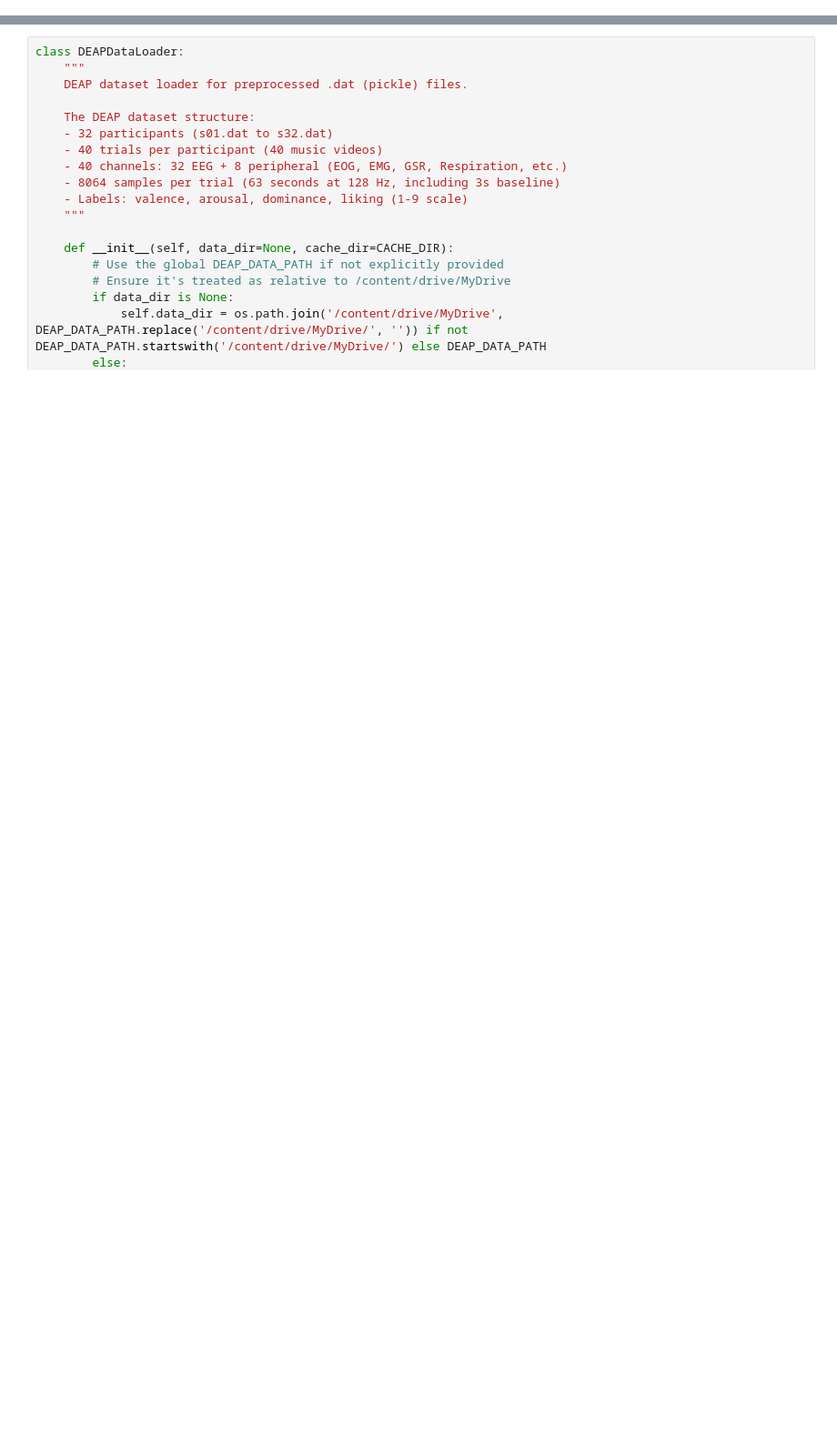
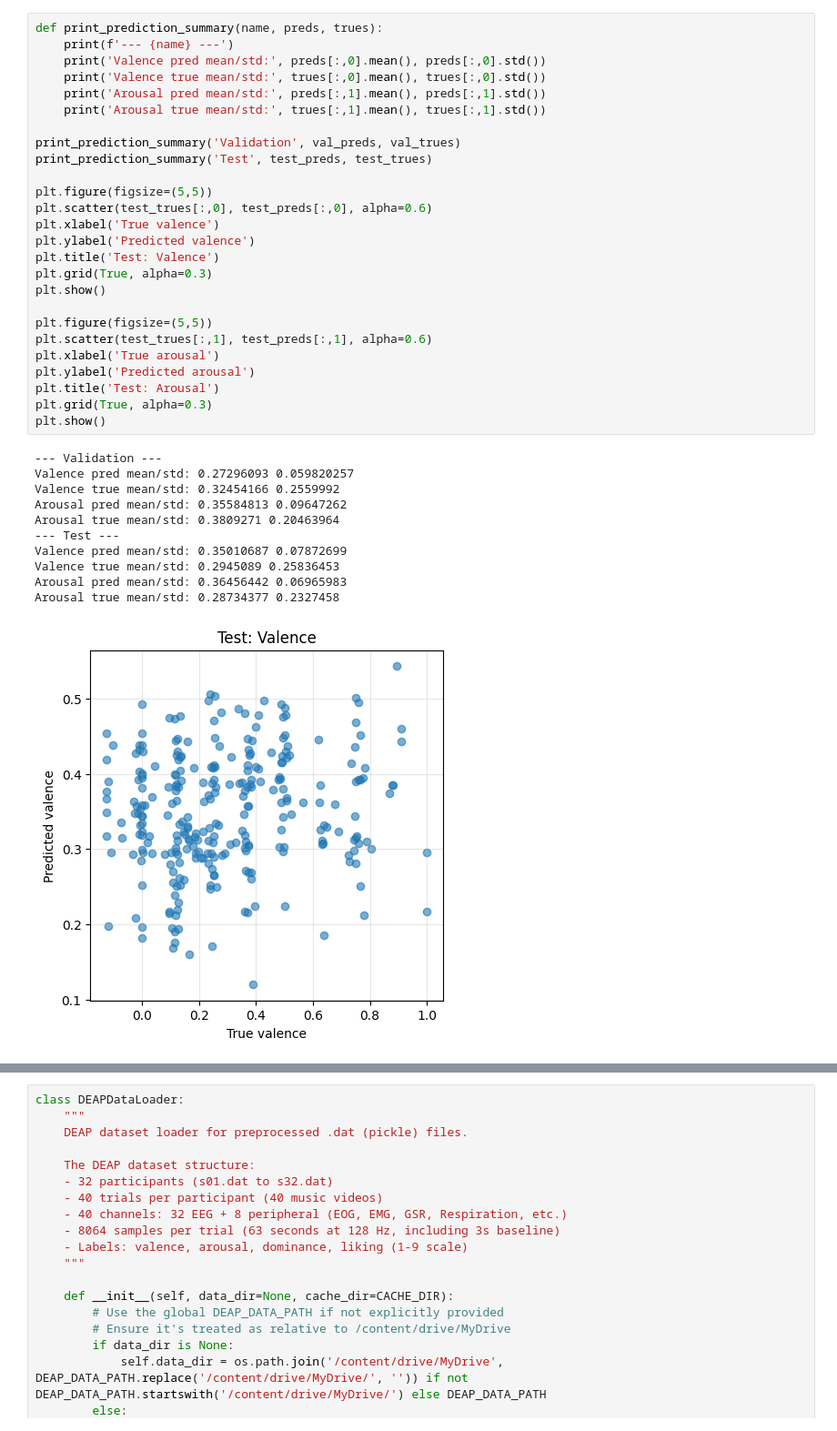
Before and after one commit to vhuangusa/ASD-Emotion-Adaptive-Music-Gen, a Jupyter notebook: ASD_AI_Music_Generation_Colab_hybrid_architecture.ipynb, the cells around one changed output, grey strips where cells are left out. Shown at 91% size. Drawn from its saved outputs; the diff is of its cells as text; blank space fills up the shorter version.

```diff
--- a/ASD_AI_Music_Generation_Colab_hybrid_architecture.ipynb
+++ b/ASD_AI_Music_Generation_Colab_hybrid_architecture.ipynb
@@ -156,0 +779,38 @@ The DEAP dataset contains physiological recordings from 32 participants watching
+# %%
+def print_prediction_summary(name, preds, trues):
+    print(f'--- {name} ---')
+    print('Valence pred mean/std:', preds[:,0].mean(), preds[:,0].std())
+    print('Valence true mean/std:', trues[:,0].mean(), trues[:,0].std())
+    print('Arousal pred mean/std:', preds[:,1].mean(), preds[:,1].std())
+    print('Arousal true mean/std:', trues[:,1].mean(), trues[:,1].std())
+
+print_prediction_summary('Validation', val_preds, val_trues)
+print_prediction_summary('Test', test_preds, test_trues)
+
+plt.figure(figsize=(5,5))
+plt.scatter(test_trues[:,0], test_preds[:,0], alpha=0.6)
+plt.xlabel('True valence')
+plt.ylabel('Predicted valence')
+plt.title('Test: Valence')
+plt.grid(True, alpha=0.3)
+plt.show()
+
+plt.figure(figsize=(5,5))
+plt.scatter(test_trues[:,1], test_preds[:,1], alpha=0.6)
+plt.xlabel('True arousal')
+plt.ylabel('Predicted arousal')
+plt.title('Test: Arousal')
+plt.grid(True, alpha=0.3)
+plt.show()
+# %% [output]
+--- Validation ---
+Valence pred mean/std: 0.27296093 0.059820257
+Valence true mean/std: 0.32454166 0.2559992
+Arousal pred mean/std: 0.35584813 0.09647262
+Arousal true mean/std: 0.3809271 0.20463964
+--- Test ---
+Valence pred mean/std: 0.35010687 0.07872699
+Valence true mean/std: 0.2945089 0.25836453
+Arousal pred mean/std: 0.36456442 0.06965983
+Arousal true mean/std: 0.28734377 0.2327458
+[figure, added]
```
Also changed, not shown: parts of 100 cells of this notebook.
